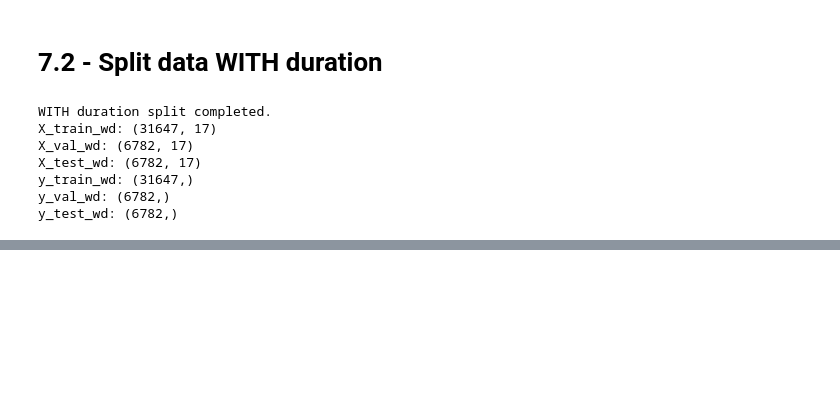
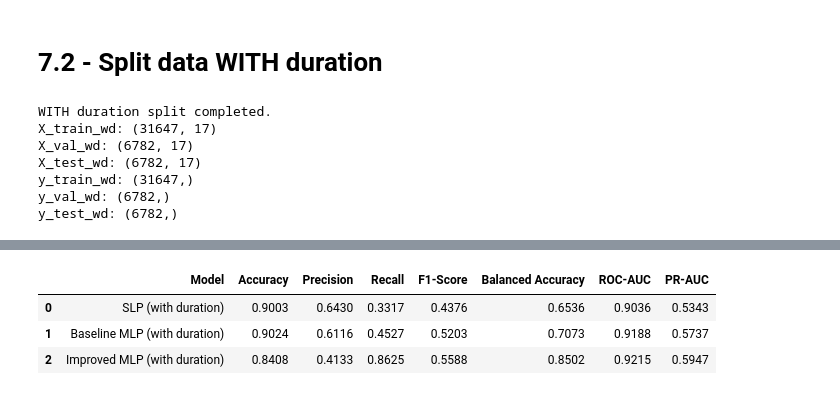
Before and after one commit to nidhisingn/14350889_Artificial-Neural-Networks_6009-CMD_NS, a Jupyter notebook: NS_14350889_ANN_PART_A.ipynb, the cells around one changed output, grey strips where cells are left out. Drawn from its saved outputs; the diff is of its cells as text; code cells hidden in the pictures; blank space fills up the shorter version.

```diff
--- a/NS_14350889_ANN_PART_A.ipynb
+++ b/NS_14350889_ANN_PART_A.ipynb
@@ -1124,0 +2056,94 @@ y_test_wd: (6782,)
+# %%
+#  Test-set evaluation for SLP, baseline MLP, and improved MLP
+
+import numpy as np
+import pandas as pd
+
+from sklearn.metrics import (
+    accuracy_score,
+    precision_score,
+    recall_score,
+    f1_score,
+    roc_auc_score,
+    average_precision_score,
+    balanced_accuracy_score
+)
+
+# -------------------------------------------------
+# 0. Safety checks
+# -------------------------------------------------
+required_vars = [
+    "slp_wd", "baseline_mlp_wd", "improved_mlp_wd",
+    "X_test_wd_processed", "y_test_wd_np"
+]
+
+missing_vars = [var for var in required_vars if var not in globals()]
+if missing_vars:
+    raise ValueError(
+        f"These variables are missing: {missing_vars}. "
+        "Please make sure Sections 8, 9, 10 and 11 have been run first."
+    )
+
+print("All required variables are available.")
+
+# -------------------------------------------------
+# 1. Generate probabilities and predictions
+# -------------------------------------------------
+test_probs_slp_wd = slp_wd.predict(X_test_wd_processed, verbose=0).ravel()
+test_probs_baseline_mlp_wd = baseline_mlp_wd.predict(X_test_wd_processed, verbose=0).ravel()
+test_probs_improved_mlp_wd = improved_mlp_wd.predict(X_test_wd_processed, verbose=0).ravel()
+
+test_preds_slp_wd = (test_probs_slp_wd >= 0.5).astype(int)
+test_preds_baseline_mlp_wd = (test_probs_baseline_mlp_wd >= 0.5).astype(int)
+test_preds_improved_mlp_wd = (test_probs_improved_mlp_wd >= 0.5).astype(int)
+
+# -------------------------------------------------
+# 2. Evaluation helper
+# -------------------------------------------------
+def evaluate_binary_model(model_name, y_true, y_pred, y_prob):
+    return {
+        "Model": model_name,
+        "Accuracy": accuracy_score(y_true, y_pred),
+        "Precision": precision_score(y_true, y_pred, zero_division=0),
+        "Recall": recall_score(y_true, y_pred, zero_division=0),
+        "F1-Score": f1_score(y_true, y_pred, zero_division=0),
+        "Balanced Accuracy": balanced_accuracy_score(y_true, y_pred),
+        "ROC-AUC": roc_auc_score(y_true, y_prob),
+        "PR-AUC": average_precision_score(y_true, y_prob)
+    }
+
+# -------------------------------------------------
+# 3. Build test results table
+# -------------------------------------------------
+test_results = pd.DataFrame([
+    evaluate_binary_model("SLP (with duration)", y_test_wd_np, test_preds_slp_wd, test_probs_slp_wd),
+    evaluate_binary_model("Baseline MLP (with duration)", y_test_wd_np, test_preds_baseline_mlp_wd, test_probs_baseline_mlp_wd),
+    evaluate_binary_model("Improved MLP (with duration)", y_test_wd_np, test_preds_improved_mlp_wd, test_probs_improved_mlp_wd)
+])
+
+test_results_rounded = test_results.copy()
+metric_cols = [col for col in test_results.columns if col != "Model"]
+test_results_rounded[metric_cols] = test_results_rounded[metric_cols].round(4)
+
+print("Test-set evaluation results:")
+display(test_results_rounded)
+
+# -------------------------------------------------
+# 4. Quick ranking by key metrics
+# -------------------------------------------------
+print("Best model by Accuracy:", test_results.sort_values("Accuracy", ascending=False).iloc[0]["Model"])
+print("Best model by Recall:", test_results.sort_values("Recall", ascending=False).iloc[0]["Model"])
+print("Best model by F1-Score:", test_results.sort_values("F1-Score", ascending=False).iloc[0]["Model"])
+print("Best model by ROC-AUC:", test_results.sort_values("ROC-AUC", ascending=False).iloc[0]["Model"])
+print("Best model by PR-AUC:", test_results.sort_values("PR-AUC", ascending=False).iloc[0]["Model"])
+
+# -------------------------------------------------
+# 5. Save results for later sections
+# -------------------------------------------------
+test_results_neural_models = test_results_rounded.copy()
+
+print("\nFirst 10 test probabilities from each model:")
+print("SLP:", np.round(test_probs_slp_wd[:10], 4))
+print("Baseline MLP:", np.round(test_probs_baseline_mlp_wd[:10], 4))
+print("Improved MLP:", np.round(test_probs_improved_mlp_wd[:10], 4))
+# %% [output]
@@ -1124,0 +2152,4 @@ y_test_wd: (6782,)
+|  | Model | Accuracy | Precision | Recall | F1-Score | Balanced Accuracy | ROC-AUC | PR-AUC |
+| 0 | SLP (with duration) | 0.9003 | 0.6430 | 0.3317 | 0.4376 | 0.6536 | 0.9036 | 0.5343 |
+| 1 | Baseline MLP (with duration) | 0.9024 | 0.6116 | 0.4527 | 0.5203 | 0.7073 | 0.9188 | 0.5737 |
+| 2 | Improved MLP (with duration) | 0.8408 | 0.4133 | 0.8625 | 0.5588 | 0.8502 | 0.9215 | 0.5947 |
```
Also changed, not shown: parts of 30 cells of this notebook.
